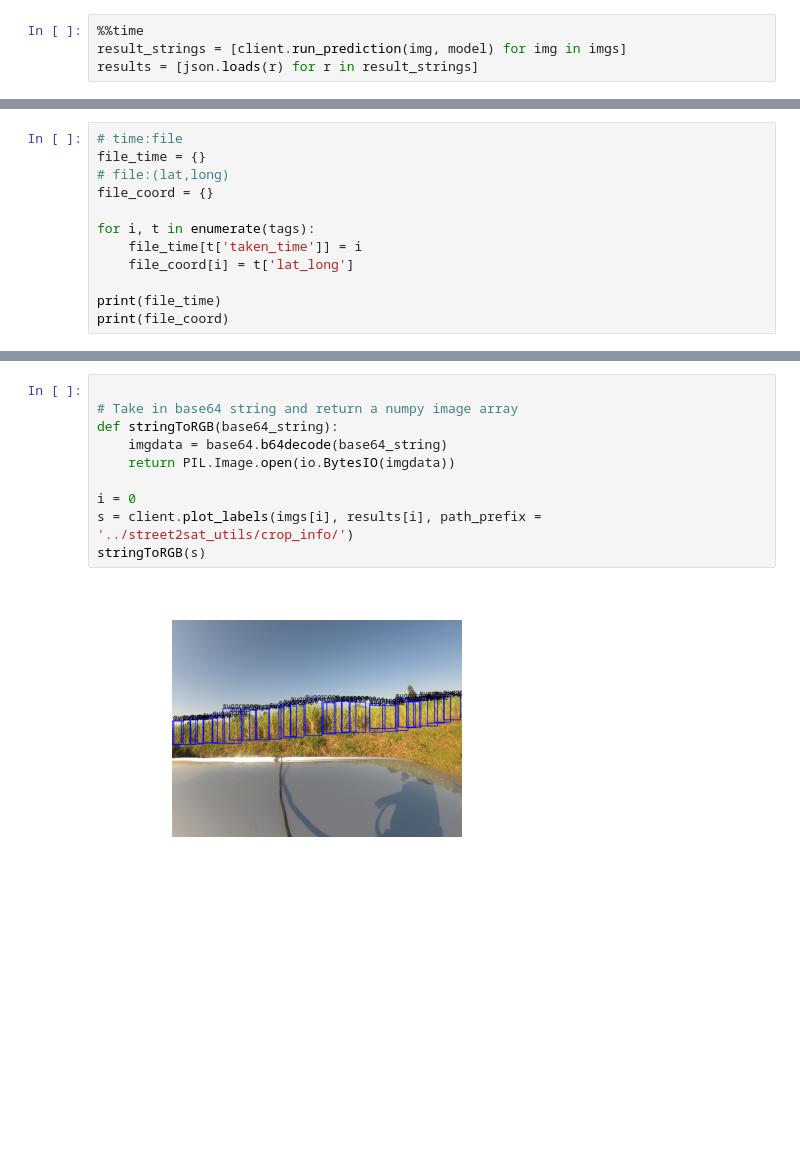
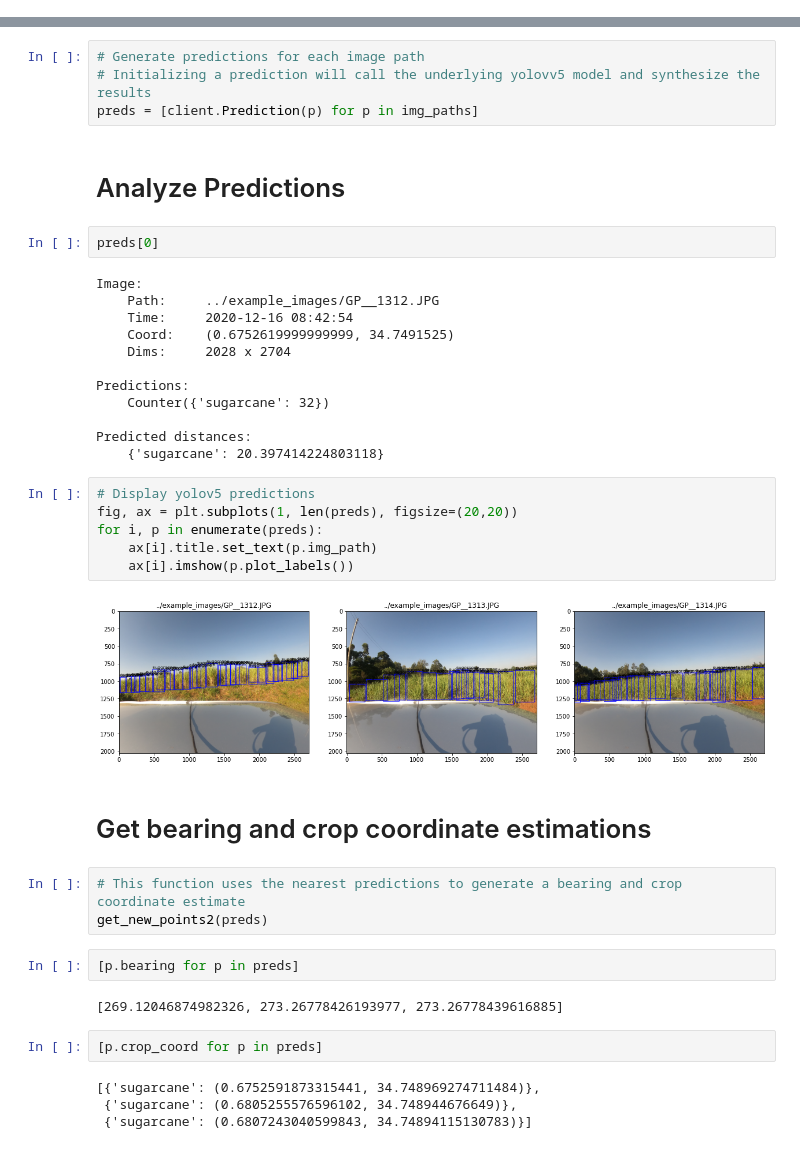
Before and after one commit to nasaharvest/street2sat, a Jupyter notebook: noteboooks/Multiple_image_pipeline.ipynb, the cells around one changed output, grey strips where cells are left out. Cells and saved outputs as stored; diff of their text form; blank space fills up the shorter version.

```diff
--- a/noteboooks/Multiple_image_pipeline.ipynb
+++ b/noteboooks/Multiple_image_pipeline.ipynb
@@ -35,4 +11,0 @@ Load as json
-# %%
-%%time
-result_strings = [client.run_prediction(img, model) for img in imgs]
-results = [json.loads(r) for r in result_strings]
@@ -84,12 +11,0 @@ tags = [get_needed_tags(t) for t in tags]
-# %%
-# time:file
-file_time = {}
-# file:(lat,long)
-file_coord = {}
-
-for i, t in enumerate(tags):
-    file_time[t['taken_time']] = i
-    file_coord[i] = t['lat_long']
-
-print(file_time)
-print(file_coord)
@@ -130,12 +12,43 @@ print(new_points)
-# %%
-
-# Take in base64 string and return a numpy image array
-def stringToRGB(base64_string):
-    imgdata = base64.b64decode(base64_string)
-    return PIL.Image.open(io.BytesIO(imgdata))
-
-i = 0
-s = client.plot_labels(imgs[i], results[i], path_prefix = '../street2sat_utils/crop_info/')
-stringToRGB(s)
-# %% [output]
-[figure, removed]
+# %%
+# Generate predictions for each image path
+# Initializing a prediction will call the underlying yolovv5 model and synthesize the results
+preds = [client.Prediction(p) for p in img_paths]
+# %% [markdown]
+# Analyze Predictions
+# %%
+preds[0]
+# %% [output]
+Image:
+    Path:     ../example_images/GP__1312.JPG
+    Time:     2020-12-16 08:42:54
+    Coord:    (0.6752619999999999, 34.7491525)
+    Dims:     2028 x 2704
+
+Predictions:
+    Counter({'sugarcane': 32})
+
+Predicted distances:
+    {'sugarcane': 20.397414224803118}
+# %%
+# Display yolov5 predictions
+fig, ax = plt.subplots(1, len(preds), figsize=(20,20))
+for i, p in enumerate(preds):
+    ax[i].title.set_text(p.img_path)
+    ax[i].imshow(p.plot_labels())
+# %% [output]
+[figure, added]
+# %% [markdown]
+# Get bearing and crop coordinate estimations
+# %%
+# This function uses the nearest predictions to generate a bearing and crop coordinate estimate
+get_new_points2(preds)
+# %%
+[p.bearing for p in preds]
+# %% [output]
+[269.12046874982326, 273.26778426193977, 273.26778439616885]
+# %%
+[p.crop_coord for p in preds]
+# %% [output]
+[{'sugarcane': (0.6752591873315441, 34.748969274711484)},
+ {'sugarcane': (0.6805255576596102, 34.748944676649)},
+ {'sugarcane': (0.6807243040599843, 34.74894115130783)}]
```
Also changed, not shown: parts of 17 cells of this notebook.
